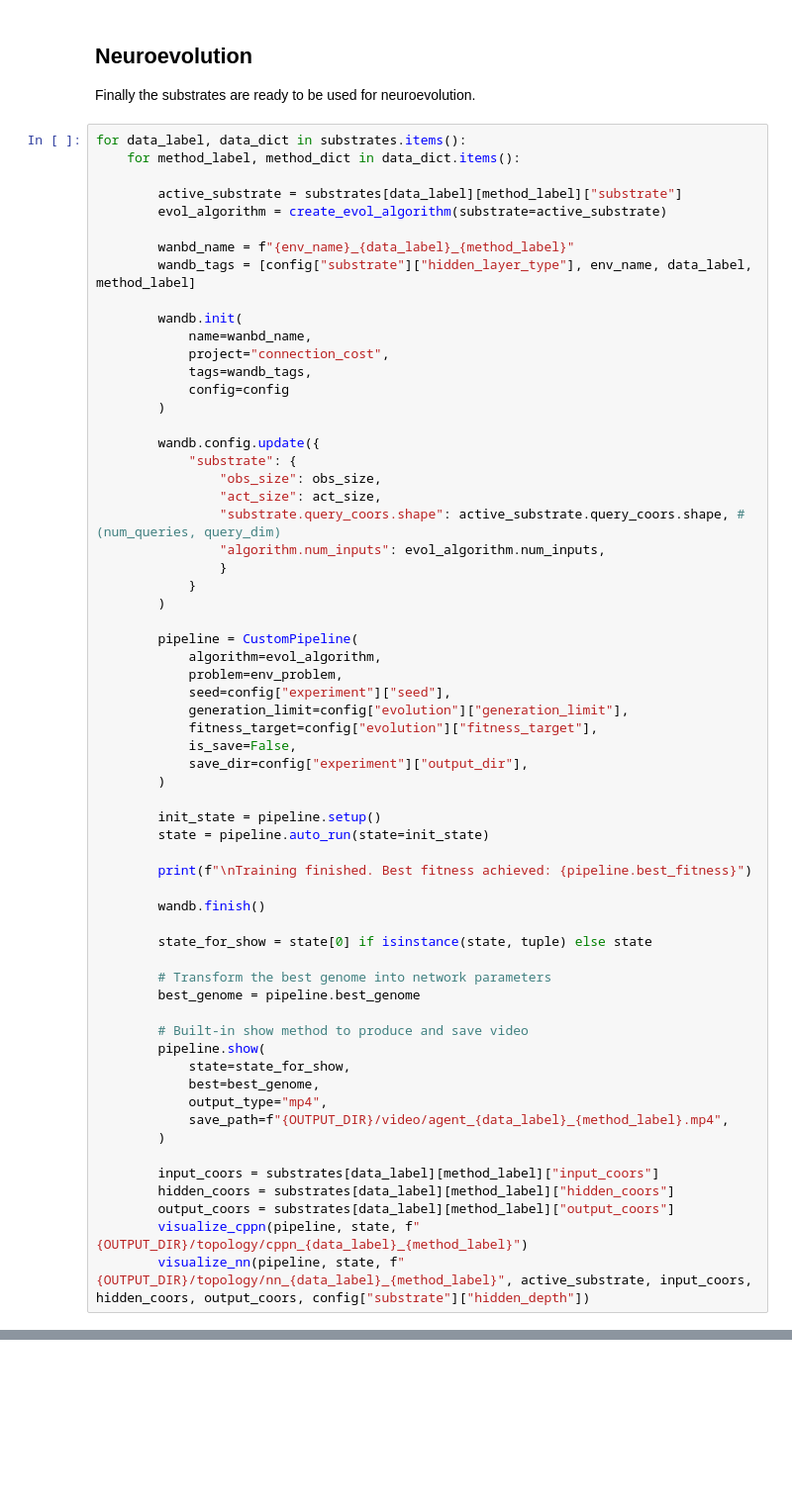
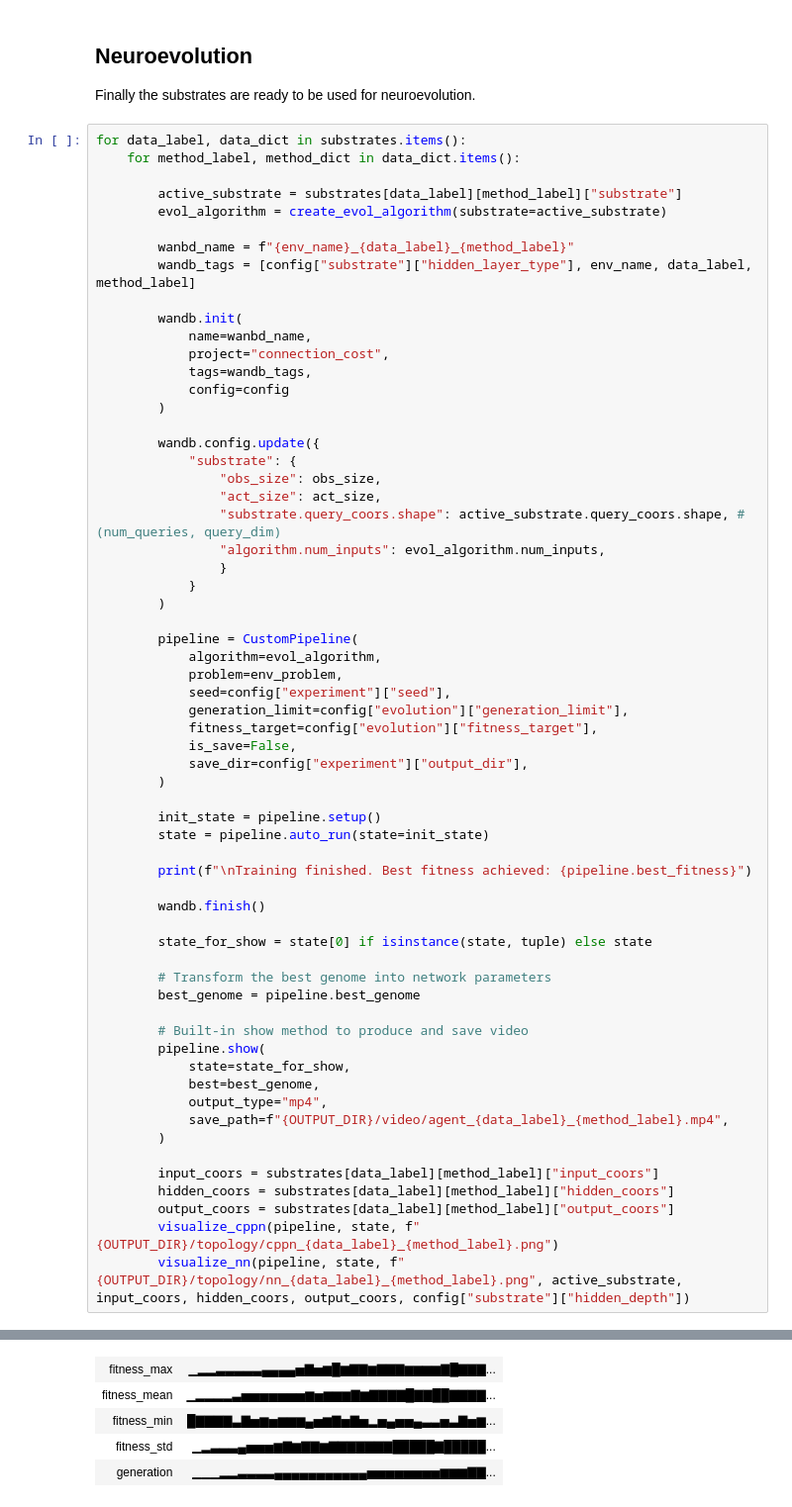
Before and after one commit to A-Gruber-IU/hyperneat_substrates, a Jupyter notebook: main.ipynb, the cells around one changed output, grey strips where cells are left out. Shown at 99% size. Saved outputs shown, nothing was run; the diff lists cells and outputs as text; blank space fills up the shorter version.

```diff
--- a/main.ipynb
+++ b/main.ipynb
@@ -521,6 +491,6 @@ for data_label, data_dict in substrates.items():
         input_coors = substrates[data_label][method_label]["input_coors"]
         hidden_coors = substrates[data_label][method_label]["hidden_coors"]
         output_coors = substrates[data_label][method_label]["output_coors"]
-        visualize_cppn(pipeline, state, f"{OUTPUT_DIR}/topology/cppn_{data_label}_{method_label}")
-        visualize_nn(pipeline, state, f"{OUTPUT_DIR}/topology/nn_{data_label}_{method_label}", active_substrate, input_coors, hidden_coors, output_coors, config["substrate"]["hidden_depth"])
+        visualize_cppn(pipeline, state, f"{OUTPUT_DIR}/topology/cppn_{data_label}_{method_label}.png")
+        visualize_nn(pipeline, state, f"{OUTPUT_DIR}/topology/nn_{data_label}_{method_label}.png", active_substrate, input_coors, hidden_coors, output_coors, config["substrate"]["hidden_depth"])
 # %% [output]
@@ -527,0 +526,5 @@ TypeError: 'FullSubstrate' object is not subscriptable
+| fitness_max | ▁▂▂▃▃▃▃▃▄▄▄▄▅▇▅▆█▆▇▇▆▇▇▇▆▆▆▆▇█▇▇▇... |
+| fitness_mean | ▁▂▂▂▂▃▅▅▅▅▅▅▅▆▅▆▆▆▇▆▇▇▇▇█▇▇██▇▇▇▇... |
+| fitness_min | █▇▇▇▇▃▇▅▆▅▆▆▆▄▅▆▇▅▇▅▂▅▄▅▅▄▃▃▅▃▇▅▆... |
+| fitness_std | ▁▂▃▃▃▄▅▅▅▆▇▆▇▇▆▇▇▇▇▇▇▇█████▇█████... |
+| generation | ▁▁▁▂▂▃▃▃▃▄▄▄▄▄▄▄▄▄▄▄▅▅▅▅▅▅▅▅▆▆▆▇▇... |
```
Also changed, not shown: parts of 7 cells of this notebook, 15 other files.
